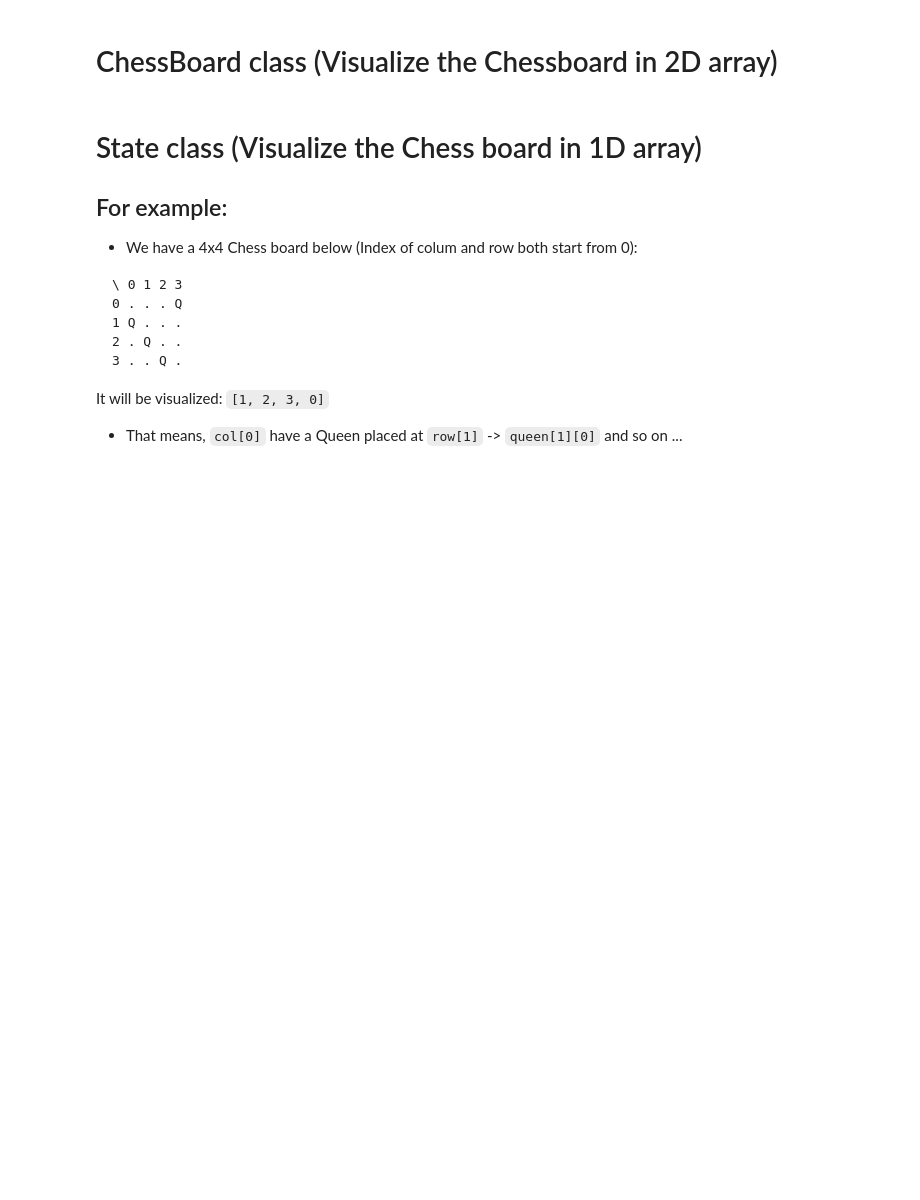
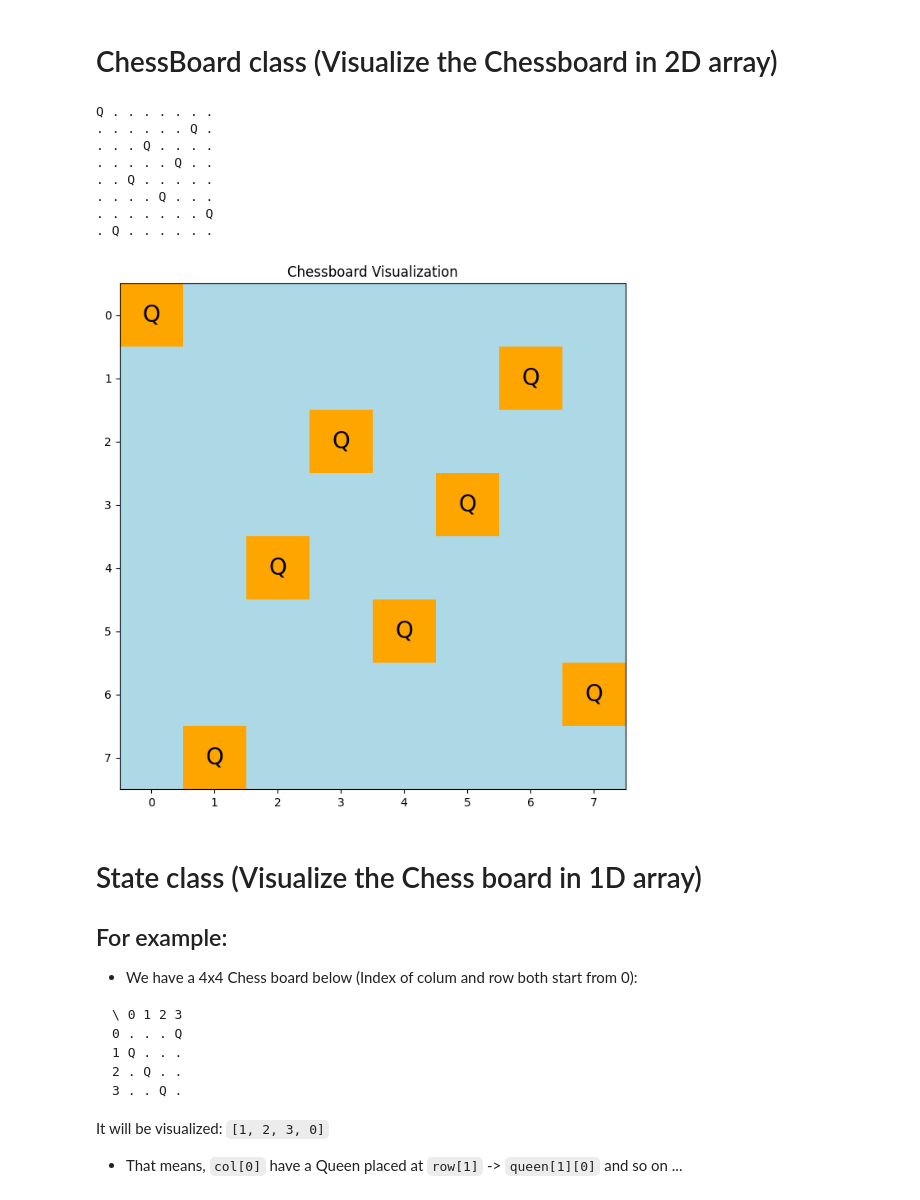
Before and after one commit to loveCiForever/ai36, a Jupyter notebook: task3/ai36_task3_16queens_numpy .ipynb, the cells around one changed output. Saved outputs shown, nothing was run; the diff lists cells and outputs as text; code cells hidden in the pictures; blank space fills up the shorter version.

```diff
--- a/task3/ai36_task3_16queens_numpy .ipynb
+++ b/task3/ai36_task3_16queens_numpy .ipynb
@@ -39,5 +42,62 @@ class ChessBoard:
     for row in self.board:
       print(" ".join(row))
+# %%
+def visualize_chessboard(chessboard: ChessBoard):
+    """Visualizes the chessboard using matplotlib with distinct colors."""
+    plt.figure(figsize=(8, 8))
+
+    # Create a color map: 0 for empty (dot), 1 for queen
+    color_map = np.where(chessboard.board == "Q", 1, 0)
+
+    # Define a custom colormap
+    cmap = plt.cm.colors.ListedColormap(['lightblue', 'orange'])  # Light blue for empty, orange for queens
+
+    # Display the chessboard
+    plt.imshow(color_map, cmap=cmap, interpolation='nearest')
+
+    # Set ticks and labels
+    plt.xticks(ticks=np.arange(chessboard.board_size), labels=np.arange(chessboard.board_size))
+    plt.yticks(ticks=np.arange(chessboard.board_size), labels=np.arange(chessboard.board_size))
+
+    # Add gridlines
+    # plt.grid(color='black', linestyle='-', linewidth=2, zorder=0)
+
+    for row in range(chessboard.board_size):
+        for col in range(chessboard.board_size):
+            if chessboard.board[row, col] == "Q":
+                plt.text(col, row, 'Q', ha='center', va='center', fontsize=20, color='black', zorder=10)
+    # plt.grid(color='black', linestyle='-', linewidth=2, zorder=0)
+
+    # Add title
+    plt.title("Chessboard Visualization")
+
+    # Show the plot
+    plt.show()
+
+# Example usage
+if __name__ == "__main__":
+    board_size  = 8
+    chessboard = ChessBoard(board_size)
+
+    # Example state where queens are placed
+    example_state = [0, 7, 4, 2, 5, 3, 1, 6]
+    chessboard.place_queen(example_state)
+
+    # Print the board in text format
+    chessboard.print_board()
+
+    # Visualize the chessboard
+    visualize_chessboard(chessboard)
+# %% [output]
+Q . . . . . . .
+. . . . . . Q .
+. . . Q . . . .
+. . . . . Q . .
+. . Q . . . . .
+. . . . Q . . .
+. . . . . . . Q
+. Q . . . . . .
+[figure, added]
 # %% [markdown]
 # State class (Visualize the Chess board in 1D array)
 
```
Also changed, not shown: parts of 7 cells of this notebook, 1 other file.
